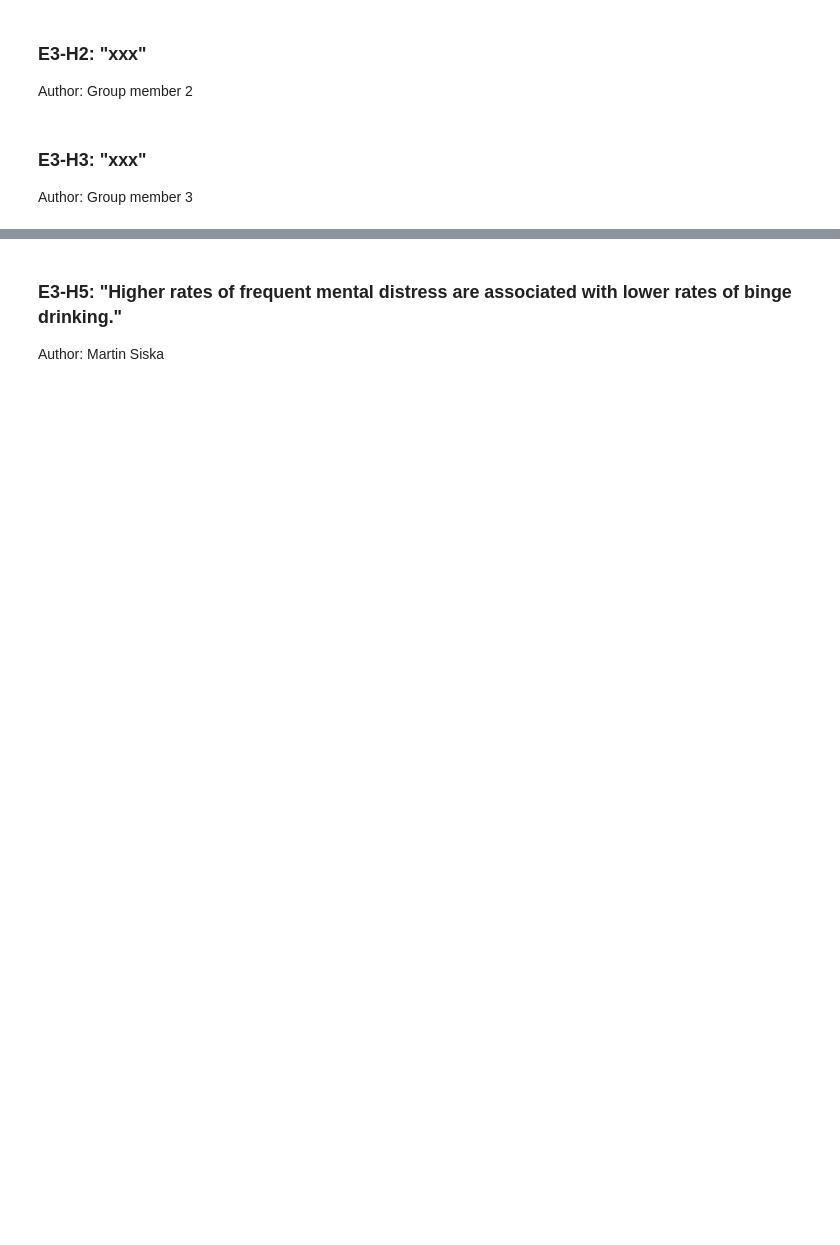
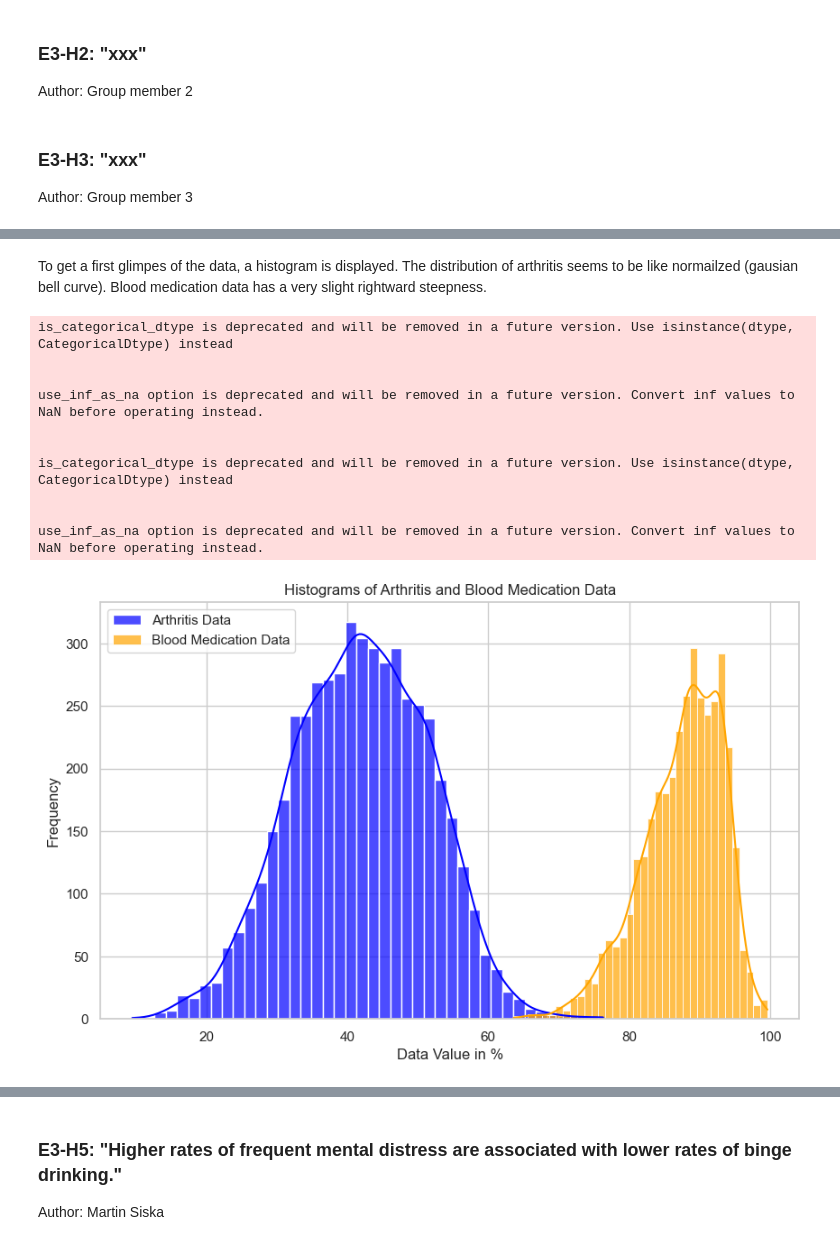
Before and after one commit to toporek3112/de_python_project, a Jupyter notebook: prj01.ipynb, the cells around one changed output, grey strips where cells are left out. Cells and saved outputs as stored; diff of their text form; code cells hidden in the pictures; blank space fills up the shorter version.

```diff
--- a/prj01.ipynb
+++ b/prj01.ipynb
@@ -440,0 +455,7 @@ Author: Group member 4
+# %%
+arthritis_data = data_cleaned[data_cleaned['Topic'].str.contains('Arthritis among older adults', case=False)]
+blood_medication_data = data_cleaned[data_cleaned['Topic'].str.contains('Taking medication for high blood pressure', case=False)]
+
+#arthritis_data = data_cleaned[data_cleaned["Topic"] == "Arthritis among older adults"]
+#blood_medication_data = data_cleaned[data_cleaned["Topic"] == "Taking medication for high blood pressure"]
+pd.DataFrame({"Arthritis": arthritis_data["Data_Value"].describe(), "Blood Med":blood_medication_data["Data_Value"].describe()})
@@ -440,0 +472,26 @@ Author: Group member 4
+# %% [markdown]
+To get a first glimpes of the data, a histogram is displayed. The distribution of arthritis seems to be like normailzed (gausian bell curve). Blood medication data has a very slight rightward steepness.
+# %%
+plt.figure(figsize=(10, 6))
+
+sns.histplot(arthritis_data["Data_Value"],kde=True ,label="Arthritis Data", color="blue", alpha=0.7)
+sns.histplot(blood_medication_data["Data_Value"], kde=True, label="Blood Medication Data", color="orange", alpha=0.7)
+plt.legend()
+
+plt.xlabel("Data Value in %")
+plt.ylabel("Frequency")
+plt.title("Histograms of Arthritis and Blood Medication Data")
+
+plt.show()
+# %% [output]
+is_categorical_dtype is deprecated and will be removed in a future version. Use isinstance(dtype, CategoricalDtype) instead
+
+
+use_inf_as_na option is deprecated and will be removed in a future version. Convert inf values to NaN before operating instead.
+
+
+is_categorical_dtype is deprecated and will be removed in a future version. Use isinstance(dtype, CategoricalDtype) instead
+
+
+use_inf_as_na option is deprecated and will be removed in a future version. Convert inf values to NaN before operating instead.
+[figure, added]
```
Also changed, not shown: parts of 24 cells of this notebook.
